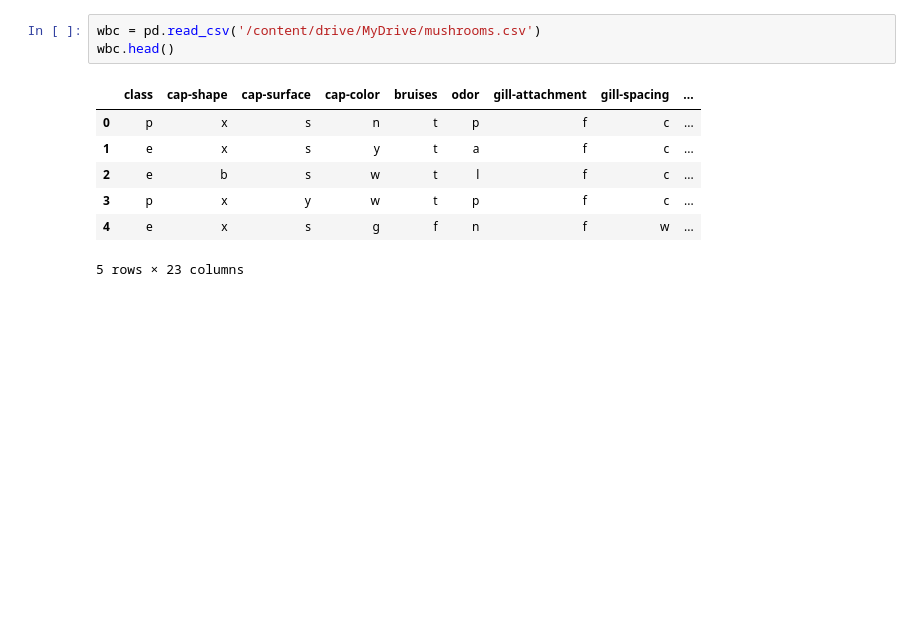
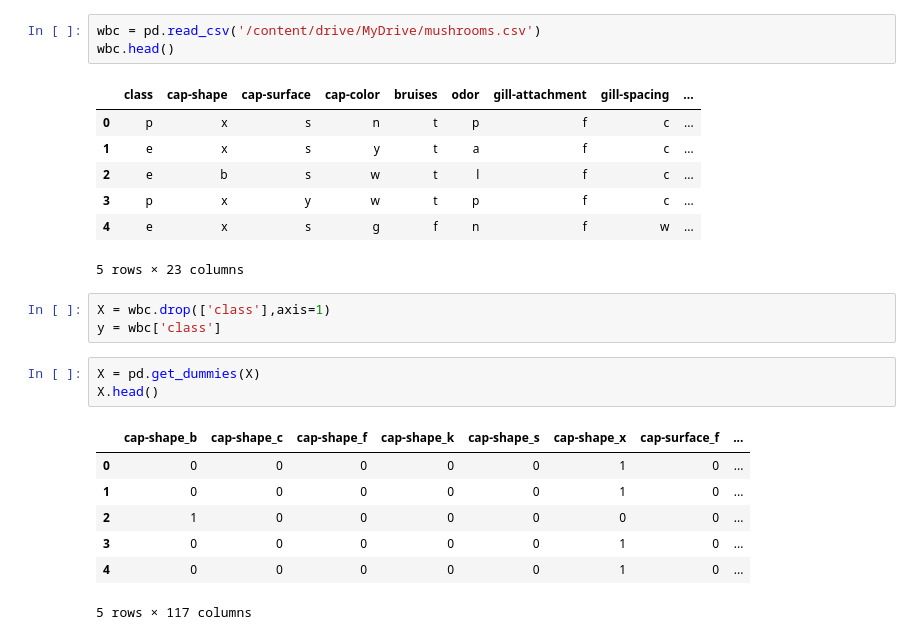
Before and after one commit to Agustindwinurhamidah/Machine-Learning, a Jupyter notebook: TUGAS_6.ipynb, the cells around one changed output. Cells and saved outputs as stored; diff of their text form; blank space fills up the shorter version.

```diff
--- a/TUGAS_6.ipynb
+++ b/TUGAS_6.ipynb
@@ -323,3 +323,17 @@ wbc.head()
 | 3 | p | x | y | w | t | p | f | c | ... |
 | 4 | e | x | s | g | f | n | f | w | ... |
 5 rows × 23 columns
+# %%
+X = wbc.drop(['class'],axis=1)
+y = wbc['class']
+# %%
+X = pd.get_dummies(X)
+X.head()
+# %% [output]
+|  | cap-shape_b | cap-shape_c | cap-shape_f | cap-shape_k | cap-shape_s | cap-shape_x | cap-surface_f | ... |
+| 0 | 0 | 0 | 0 | 0 | 0 | 1 | 0 | ... |
+| 1 | 0 | 0 | 0 | 0 | 0 | 1 | 0 | ... |
+| 2 | 1 | 0 | 0 | 0 | 0 | 0 | 0 | ... |
+| 3 | 0 | 0 | 0 | 0 | 0 | 1 | 0 | ... |
+| 4 | 0 | 0 | 0 | 0 | 0 | 1 | 0 | ... |
+5 rows × 117 columns
```
Also changed, not shown: parts of 17 cells of this notebook.
